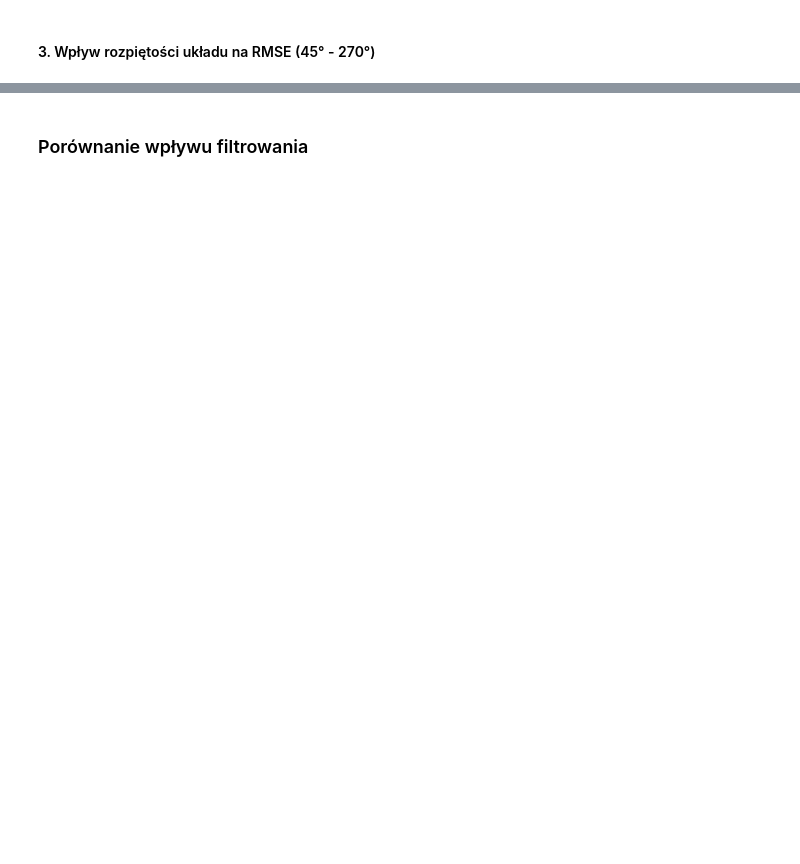
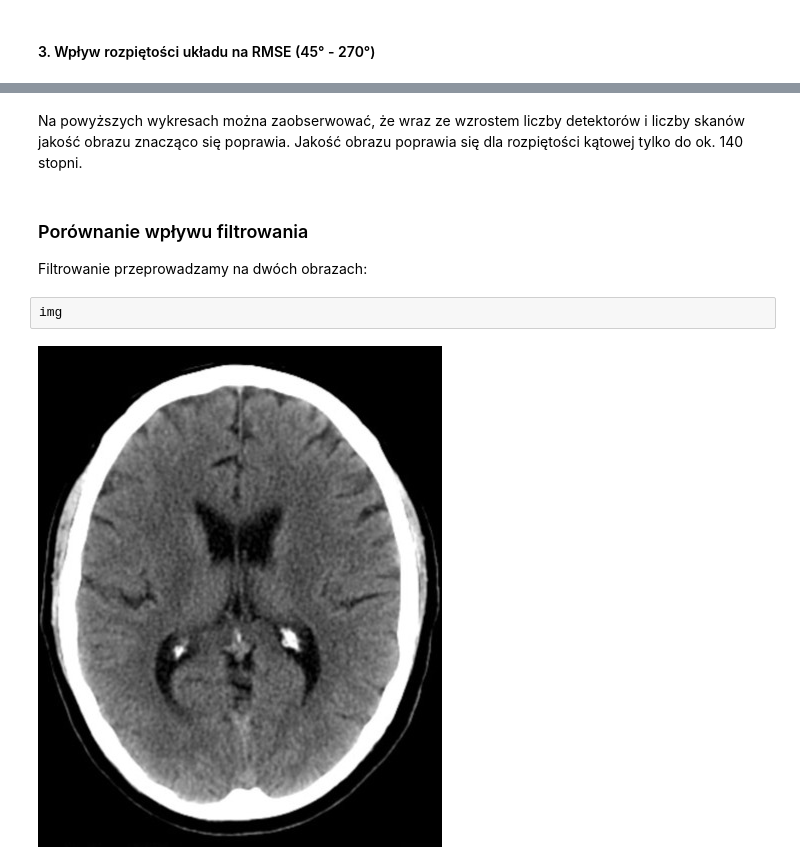
Before and after one commit to viatrix17/Symulacja-Tomografu, a Jupyter notebook: symulacja_tomografu.ipynb, the cells around one changed output, grey strips where cells are left out. Saved outputs shown, nothing was run; the diff lists cells and outputs as text; blank space fills up the shorter version.

```diff
--- a/symulacja_tomografu.ipynb
+++ b/symulacja_tomografu.ipynb
@@ -688,5 +581,13 @@ plt.show()
+# %% [markdown]
+Na powyższych wykresach można zaobserwować, że wraz ze wzrostem liczby detektorów i liczby skanów jakość obrazu znacząco się poprawia. Jakość obrazu poprawia się dla rozpiętości kątowej tylko do ok. 140 stopni.
 # %% [markdown]
 ### Porównanie wpływu filtrowania
+
+Filtrowanie przeprowadzamy na dwóch obrazach:
+# %%
+img
+# %% [output]
+[figure, added]
 # %%
 detectors = 360
 scans = 360
```
Also changed, not shown: parts of 25 cells of this notebook, 2 other files.
